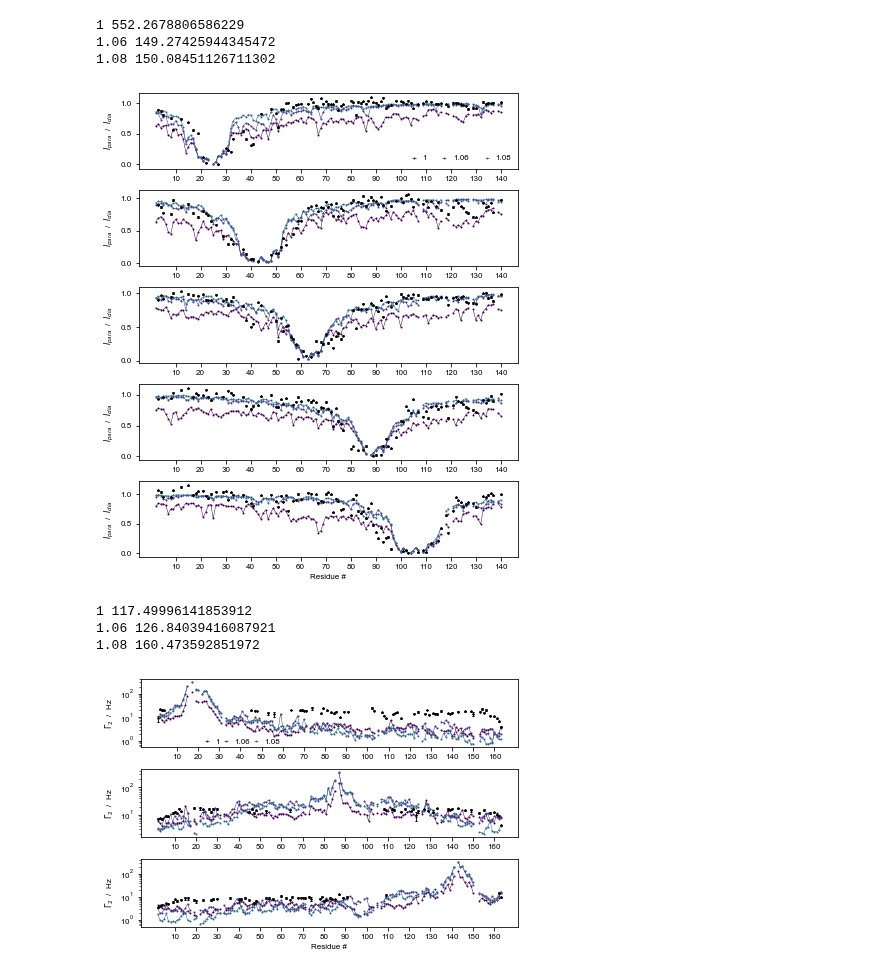
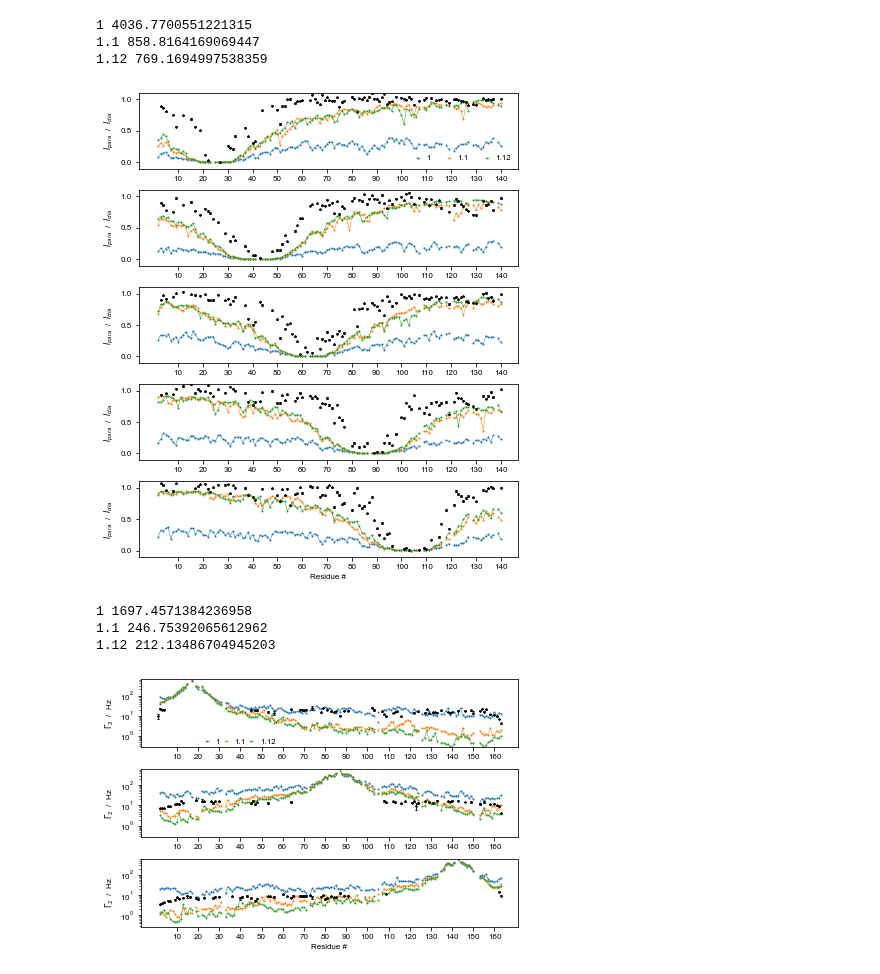
Before and after one commit to KULL-Centre/papers, a Jupyter notebook: 2021/Martini-Thomasen-et-al/notebooks/intrachain_PRE.ipynb, the cells around one changed output. Drawn from its saved outputs; the diff is of its cells as text; code cells hidden in the pictures.

Commit message:
Update PRE data and analyses

```diff
--- a/2021/Martini-Thomasen-et-al/notebooks/intrachain_PRE.ipynb
+++ b/2021/Martini-Thomasen-et-al/notebooks/intrachain_PRE.ipynb
@@ -90,0 +18,25 @@ dtype: float64
+# %%
+chi2 = pd.DataFrame(index=['αSyn','A2 LCD','FUS LCD','OPN','ht40'],
+                   columns=['1.00','1.10','1.12'])
+chi2E = chi2.copy()
+chi2_4 = chi2.copy()
+chi2_6 = chi2.copy()
+chi2_8 = chi2.copy()
+rho = chi2.copy()
+rhoE = chi2.copy()
+tau_c = chi2.copy()
+for i,(name,labelname) in enumerate(zip(['aSyn_PRE','A2','FUS','OPN','htau40'],chi2.index)):
+    prot = pd.read_pickle(
+        '../PRE_NMR/intrachain/chi2_{:s}_tc.pkl'.format(name)).astype(float)
+    prot_rho = pd.read_pickle(
+        '../PRE_NMR/intrachain/rs_{:s}_tc.pkl'.format(name)).astype(float)
+    prot.columns = ['{:.2f}'.format(i) for i in prot.columns.values]
+    prot_rho.columns = ['{:.2f}'.format(i) for i in prot_rho.columns.values]
+    chi2.loc[labelname] = prot.loc[[4.0,5.0,6.0,7.0,8.0]].mean()
+    chi2_4.loc[labelname] = prot.loc[4.0]
+    chi2_6.loc[labelname] = prot.loc[6.0]
+    chi2_8.loc[labelname] = prot.loc[8.0]
+    chi2E.loc[labelname] = prot.loc[[4.0,5.0,6.0,7.0,8.0]].std()
+    rho.loc[labelname] = prot_rho.loc[[4.0,5.0,6.0,7.0,8.0]].mean()
+    rhoE.loc[labelname] = prot_rho.loc[[4.0,5.0,6.0,7.0,8.0]].mean()
+    tau_c.loc[labelname] = prot.idxmin()
@@ -99,6 +113,11 @@ def plotPREdata(name,prot,obs,c,legend):
         ylabel = '$I_{para}$  /  $I_{dia}$'
     else:
         ylabel = '$\Gamma_2$  /  Hz'
+
+
+    ymin = calcPREs.min().min()
+    ymax = calcPREs.max().max()
+
     chi2 = 0
     for ax,label in zip(axes.flatten(),labels):
         ax.errorbar(expPREs.index,expPREs.value[label],expPREs.error[label],
@@ -117,6 +136,10 @@ def plotPREdata(name,prot,obs,c,legend):
         if calcPREs.index.size>400:
             ax.set_xticks(calcPREs.index[9::60])
         ax.set_ylabel(ylabel)
+        if obs == 2:
+            ax.set_ylim(ymin,ymax)
+        else:
+            ax.set_ylim(-.1,1.1)
     if cols == 2:
         axes.flatten()[-2].set_xlabel('Residue #')
         for i in np.arange(len(labels))[1::2]:
@@ -126,7 +149,7 @@ def plotPREdata(name,prot,obs,c,legend):
     axes.flatten()[-1].set_xlabel('Residue #')
     plt.tight_layout(w_pad=0.5)
 # %%
-name = 'aSyn'
+name = 'aSyn_PRE'
 
 prot = pd.read_pickle('../PRE_NMR/intrachain/'+name+'_PREs.pkl')
 figsize = (6,4)
@@ -136,42 +159,44 @@ rows = int(len(labels) / cols)
 if len(labels)>6 or len(labels)==5:
     figsize = (6,7)
 fig, axes = plt.subplots(rows, cols, sharex=False, sharey=False, figsize=figsize)
-for l,c in zip(prot.columns,viridis):
+for l,c in zip(prot.columns,['tab:blue','tab:orange','tab:green']):
     pre = prot[l]
     plotPREdata(name,pre,1,c,legend='{:g}'.format(l))
 plt.tight_layout()
 axes[0].legend(frameon=False,ncol=4,handlelength=.5)
+plt.savefig('../aSyn.pdf')
 plt.show()
 # %% [output]
-1 552.2678806586229
-1.06 149.27425944345472
-1.08 150.08451126711302
+1 4036.7700551221315
+1.1 858.8164169069447
+1.12 769.1694997538359
-[figure, old version]
+[figure, new version]
 # %%
 plt.rc('font', **{'family':'sans-serif','sans-serif':['Arial'], 'size': 8})
 
 name = 'FUS'
 
 prot = pd.read_pickle('../PRE_NMR/intrachain/'+name+'_PREs.pkl')
 figsize = (6,4)
 labels = prot[1.00].calcPREs.columns
 cols = 1 if len(labels)<6 else 2
 rows = int(len(labels) / cols)
 if len(labels)>6 or len(labels)==5:
     figsize = (6,7)
 fig, axes = plt.subplots(rows, cols, sharex=False, sharey=False, figsize=figsize)
-for l,c in zip(prot.columns,viridis):
+for l,c in zip(prot.columns,['tab:blue','tab:orange','tab:green']):
     pre = prot[l]
     plotPREdata(name,pre,2,c,legend='{:g}'.format(l))
 plt.tight_layout()
 axes[0].legend(frameon=False,ncol=3,handlelength=.5,labelspacing=0,
                   columnspacing=.5,borderpad=0,loc=(.17,.03))
+plt.savefig('../FUS.pdf')
 plt.show()
 # %% [output]
-1 117.49996141853912
-1.06 126.84039416087921
-1.08 160.473592851972
+1 1697.4571384236958
+1.1 246.75392065612962
+1.12 212.13486704945203
-[figure, old version]
+[figure, new version]
 # %%
 name = 'A2'
 
```
Also changed, not shown: parts of 6 cells of this notebook, 48 other files.
